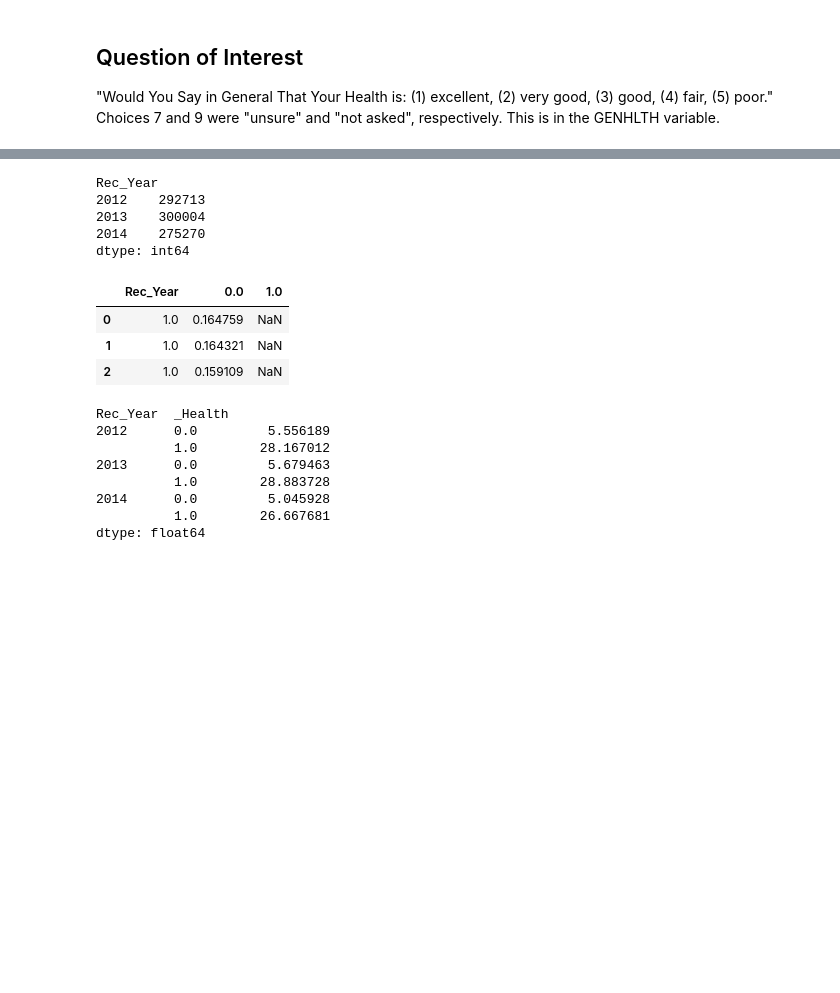
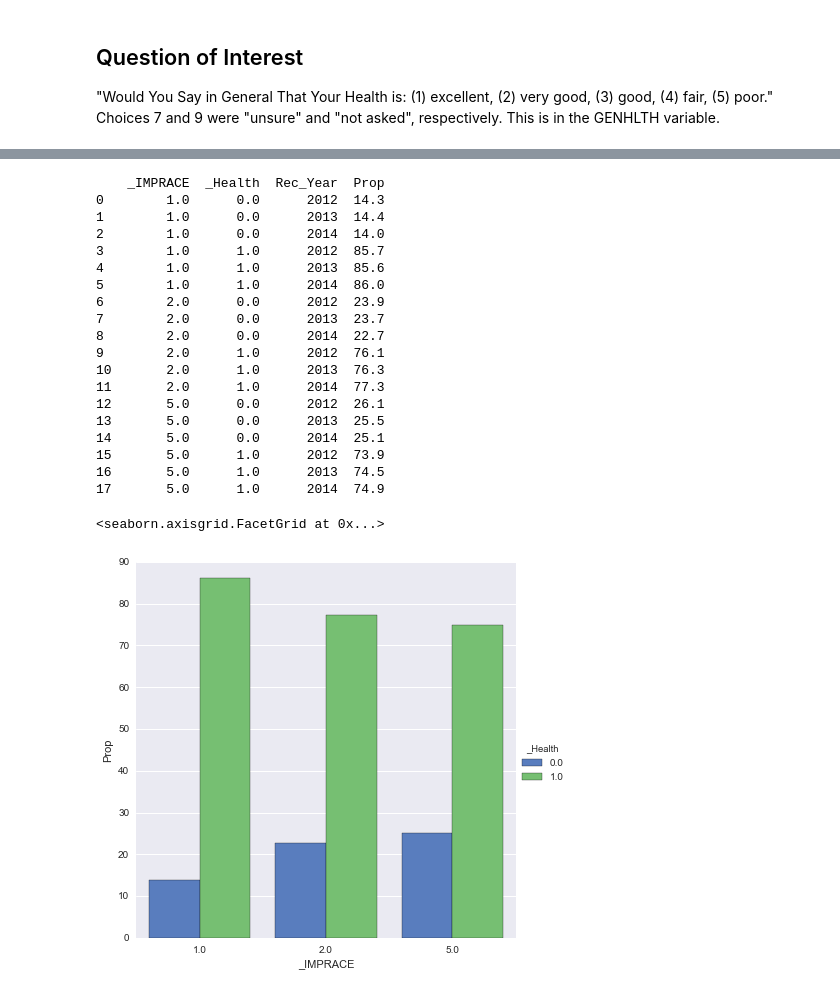
Before and after one commit to rlshuhart/MSDS6210-Immersion_Project, a Jupyter notebook: Study/Closing the Gap Study Revisited.ipynb, the cells around one changed output, grey strips where cells are left out. Cells and saved outputs as stored; diff of their text form; code cells hidden in the pictures; blank space fills up the shorter version.

```diff
--- a/Study/Closing the Gap Study Revisited.ipynb
+++ b/Study/Closing the Gap Study Revisited.ipynb
@@ -77,5 +77,13 @@ memory usage: 198.7 MB
 # %%
-df_hlth_race_yr = brfss.groupby(['_Health','_IMPRACE', 'Rec_Year'])
+df_race_hlth_yr = brfss.groupby(['_IMPRACE', '_Health','Rec_Year'])
+df_race_yr = brfss.groupby(['_IMPRACE', 'Rec_Year'])
+
+df_yr_hlth_race = brfss.groupby(['Rec_Year', '_Health','_IMPRACE'])
+df_yr_race = brfss.groupby(['Rec_Year','_IMPRACE'])
+
+df_yr_race_hlth = brfss.groupby(['Rec_Year', '_IMPRACE', '_Health'])
+df_yr_hlth = brfss.groupby(['Rec_Year','_Health'])
+
 df_hlth_yr = brfss.groupby(['Rec_Year','_Health'])
 df_yr = brfss.groupby(['Rec_Year'])
 # %%
@@ -156,26 +105,27 @@ Name: Count, dtype: int64
-# %%
-df_yr.size()#.transform(lambda x: x/sum(x))#.reset_index().transpose()
-# %% [output]
-Rec_Year
-2012    292713
-2013    300004
-2014    275270
-dtype: int64
-# %%
-df_hlth_yr.size().unstack().reset_index() / df_yr.size().reset_index()
-# %% [output]
-|  | Rec_Year | 0.0 | 1.0 |
-| 0 | 1.0 | 0.164759 | NaN |
-| 1 | 1.0 | 0.164321 | NaN |
-| 2 | 1.0 | 0.159109 | NaN |
-# %%
-df_hlth_yr.size().apply(lambda x: float(x) / df_hlth_yr.size().sum()*100)
-# %% [output]
-Rec_Year  _Health
-2012      0.0         5.556189
-          1.0        28.167012
-2013      0.0         5.679463
-          1.0        28.883728
-2014      0.0         5.045928
-          1.0        26.667681
-dtype: float64
+# %%
+x = pd.DataFrame({'Prop':((df_race_hlth_yr.size().unstack() / df_race_yr.size().unstack())*100).stack()}).reset_index()
+print(x)
+sns.factorplot(x="_IMPRACE", y="Prop", hue="_Health", data=x[x['Rec_Year']==2014],
+                    size=6, kind="bar", palette="muted")
+# %% [output]
+    _IMPRACE  _Health  Rec_Year  Prop
+0        1.0      0.0      2012  14.3
+1        1.0      0.0      2013  14.4
+2        1.0      0.0      2014  14.0
+3        1.0      1.0      2012  85.7
+4        1.0      1.0      2013  85.6
+5        1.0      1.0      2014  86.0
+6        2.0      0.0      2012  23.9
+7        2.0      0.0      2013  23.7
+8        2.0      0.0      2014  22.7
+9        2.0      1.0      2012  76.1
+10       2.0      1.0      2013  76.3
+11       2.0      1.0      2014  77.3
+12       5.0      0.0      2012  26.1
+13       5.0      0.0      2013  25.5
+14       5.0      0.0      2014  25.1
+15       5.0      1.0      2012  73.9
+16       5.0      1.0      2013  74.5
+17       5.0      1.0      2014  74.9
+<seaborn.axisgrid.FacetGrid at 0x...>
+[figure, added]
```
Also changed, not shown: parts of 11 cells of this notebook.
